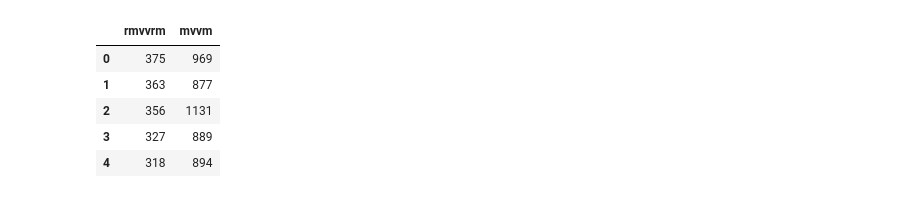
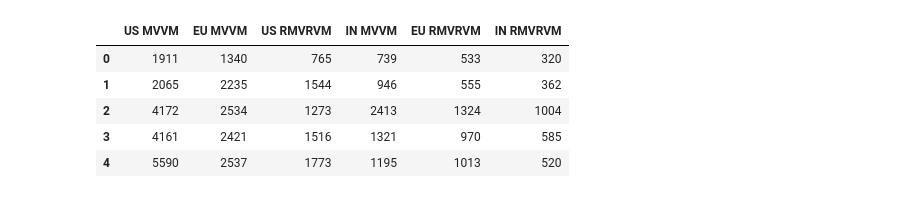
Before and after one commit to omp217/BMP, a Jupyter notebook: latency-testing/main.ipynb, the cells around one changed output. Drawn from its saved outputs; the diff is of its cells as text; code cells hidden in the pictures.

Commit message:
Added improved latency analysis across different region

```diff
--- a/latency-testing/main.ipynb
+++ b/latency-testing/main.ipynb
@@ -6,14 +6,15 @@ import pandas as pd
 import matplotlib.pyplot as plt
 import seaborn as sns
 # %%
-# Read the csv file latency.csv and convert it to a dataframe with columns name of rmvvrm and mvvm
+# Read the csv file latency.csv and convert it to a dataframe and first row as header
 
-df = pd.read_csv('latency.csv', names=['rmvvrm', 'mvvm'])
+df = pd.read_csv('latency.csv', header=0)
+df = df.reindex(df.mean().sort_values(ascending=False).index, axis=1)
 df.head()
 # %% [output]
-|  | rmvvrm | mvvm |
-| 0 | 375 | 969 |
-| 1 | 363 | 877 |
-| 2 | 356 | 1131 |
-| 3 | 327 | 889 |
-| 4 | 318 | 894 |
+|  | US MVVM | EU MVVM | US RMVRVM | IN MVVM | EU RMVRVM | IN RMVRVM |
+| 0 | 1911 | 1340 | 765 | 739 | 533 | 320 |
+| 1 | 2065 | 2235 | 1544 | 946 | 555 | 362 |
+| 2 | 4172 | 2534 | 1273 | 2413 | 1324 | 1004 |
+| 3 | 4161 | 2421 | 1516 | 1321 | 970 | 585 |
+| 4 | 5590 | 2537 | 1773 | 1195 | 1013 | 520 |
```
Also changed, not shown: parts of 4 cells of this notebook, 1 other file.
